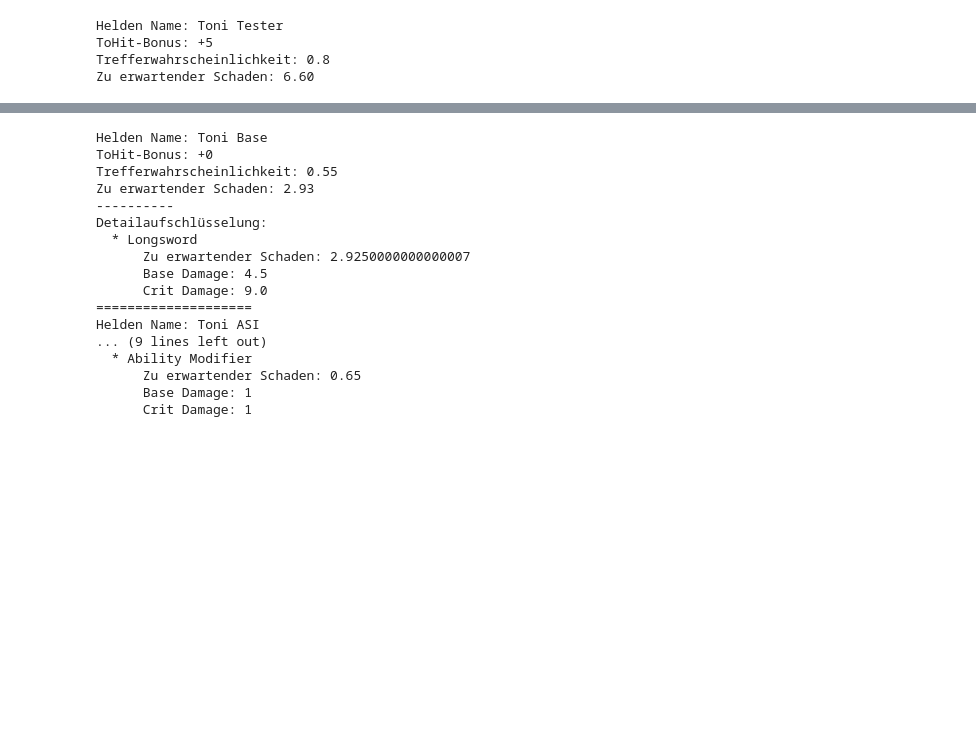
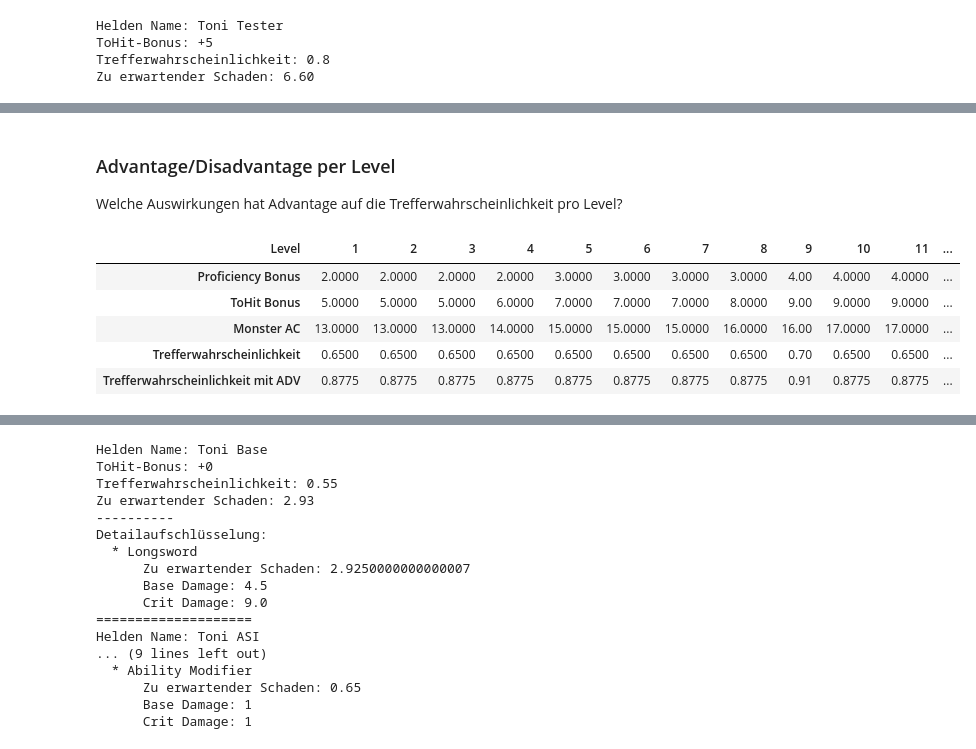
Before and after one commit to AlexSchinnerl/dndMath, a Jupyter notebook: vortrag.ipynb, the cells around one changed output, grey strips where cells are left out. Drawn from its saved outputs; the diff is of its cells as text; code cells hidden in the pictures; blank space fills up the shorter version.

```diff
--- a/vortrag.ipynb
+++ b/vortrag.ipynb
@@ -138,0 +350,32 @@ Welche unterschied macht eine Erhöhung eines Attributes auf den Schaden.
+# %% [markdown]
+### Advantage/Disadvantage per Level
+
+Welche Auswirkungen hat Advantage auf die Trefferwahrscheinlichkeit pro Level?
+# %%
+tester_advTW = Hero("Toni Advantage TW", toHitBonus=5)
+
+# adv_tw_perLevel = tw_perLevel.copy()
+
+adv_tw_list = []
+
+for lvl, ac in zip(tw_perLevel.index, tw_perLevel["Monster AC"]):
+    pb = math.ceil(lvl/4)+1
+    if lvl >= 8:
+        tester_advTW.toHitBonus=5+pb
+    elif lvl >= 4:
+        tester_advTW.toHitBonus=4+pb
+    else:
+        tester_advTW.toHitBonus=3+pb
+
+    tester_advTW.calcToHitChance(ac, checkAdvantage=True)
+    adv_tw_list.append(tester_advTW.chance2Hit)
+
+tw_perLevel["Trefferwahrscheinlichkeit mit ADV"] = adv_tw_list
+tw_perLevel.transpose()
+# %% [output]
+| Level | 1 | 2 | 3 | 4 | 5 | 6 | 7 | 8 | 9 | 10 | 11 | ... |
+| Proficiency Bonus | 2.0000 | 2.0000 | 2.0000 | 2.0000 | 3.0000 | 3.0000 | 3.0000 | 3.0000 | 4.00 | 4.0000 | 4.0000 | ... |
+| ToHit Bonus | 5.0000 | 5.0000 | 5.0000 | 6.0000 | 7.0000 | 7.0000 | 7.0000 | 8.0000 | 9.00 | 9.0000 | 9.0000 | ... |
+| Monster AC | 13.0000 | 13.0000 | 13.0000 | 14.0000 | 15.0000 | 15.0000 | 15.0000 | 16.0000 | 16.00 | 17.0000 | 17.0000 | ... |
+| Trefferwahrscheinlichkeit | 0.6500 | 0.6500 | 0.6500 | 0.6500 | 0.6500 | 0.6500 | 0.6500 | 0.6500 | 0.70 | 0.6500 | 0.6500 | ... |
+| Trefferwahrscheinlichkeit mit ADV | 0.8775 | 0.8775 | 0.8775 | 0.8775 | 0.8775 | 0.8775 | 0.8775 | 0.8775 | 0.91 | 0.8775 | 0.8775 | ... |
```
Also changed, not shown: parts of 28 cells of this notebook.
